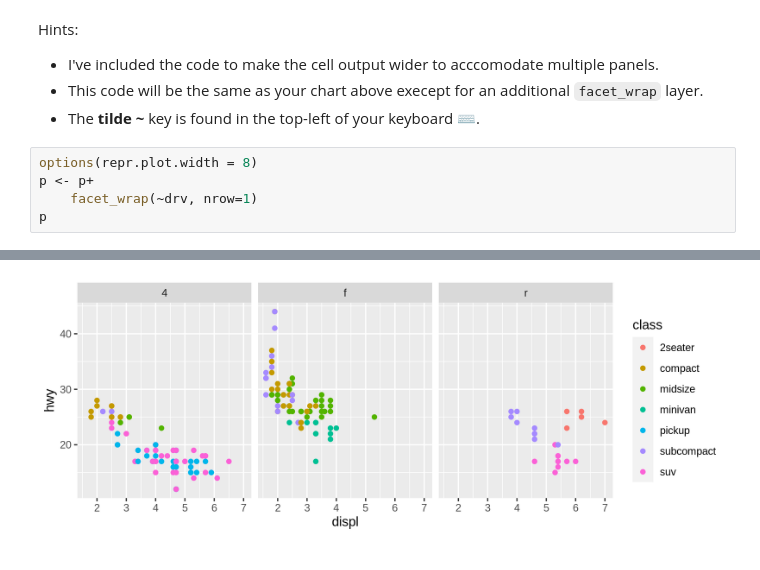
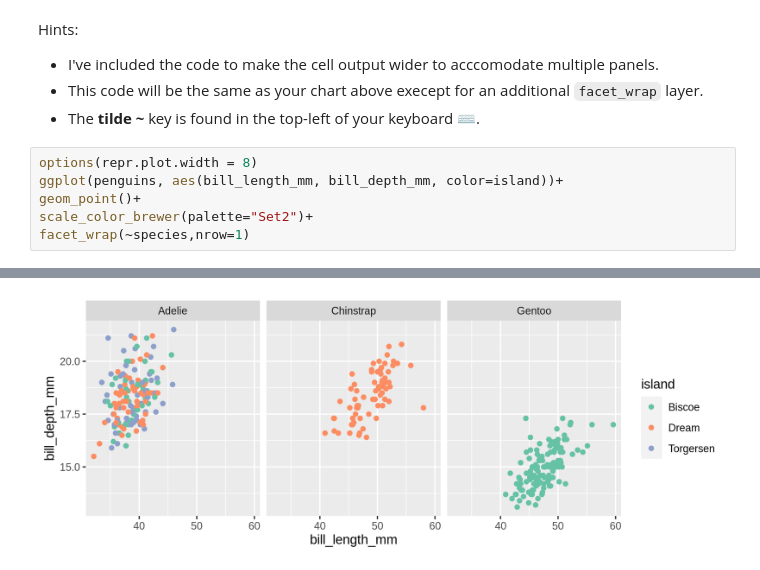
Before and after one commit to ygz0224/BIOS512_Assignments, a Jupyter notebook: 01_BIOS512_assignment.ipynb, the cells around one changed output, grey strips where cells are left out. Cells and saved outputs as stored; diff of their text form.

```diff
--- a/01_BIOS512_assignment.ipynb
+++ b/01_BIOS512_assignment.ipynb
@@ -70,7 +76,8 @@ Hints:
 - The **tilde ~** key is found in the top-left of your keyboard ⌨️.
 # %%
 options(repr.plot.width = 8)
-p <- p+
-    facet_wrap(~drv, nrow=1)
-p
+ggplot(penguins, aes(bill_length_mm, bill_depth_mm, color=island))+
+geom_point()+
+scale_color_brewer(palette="Set2")+
+facet_wrap(~species,nrow=1)
 # %% [output]
@@ -77 +86 @@ p
-[figure, old version]
+[figure, new version]
```
Also changed, not shown: parts of 14 cells of this notebook.
